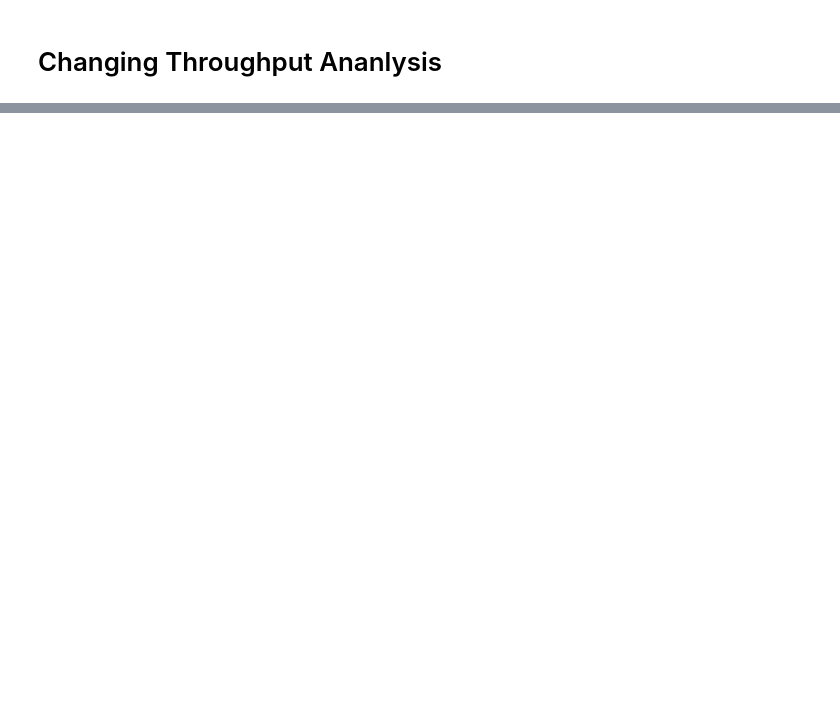
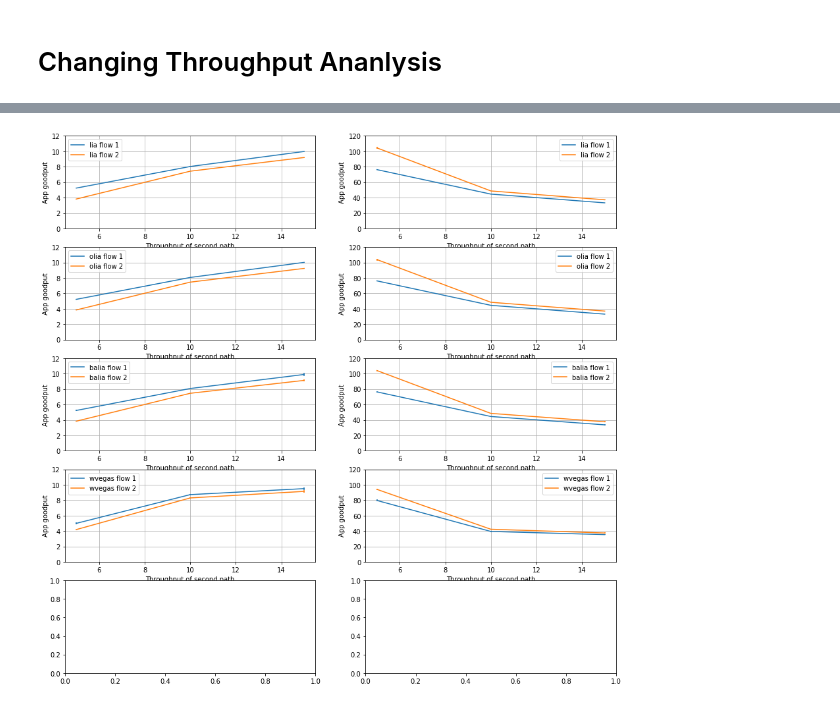
Before and after one commit to phyratokar/MPTCP-Mininet-Benchmark, a Jupyter notebook: MultiAnalyis.ipynb, the cells around one changed output, grey strips where cells are left out. Saved outputs shown, nothing was run; the diff lists cells and outputs as text; code cells hidden in the pictures; blank space fills up the shorter version.

```diff
--- a/MultiAnalyis.ipynb
+++ b/MultiAnalyis.ipynb
@@ -189,0 +350,11 @@ df
+# %%
+tps_a = [5, 10, 15]
+tps_b = [5, 10, 15]
+
+df = pd.DataFrame()
+delay = 10
+topo = 'mp-vs-sp'
+
+df1 = load_experiments(topo, cc_algorithms[:-1], tps_a, tps_b, [delay], [delay])
+df2 = load_experiments(topo, cc_algorithms[:-1], tps_a, tps_b, [delay], [delay], postfix='big')
+df2
@@ -190,11 +379,21 @@ df
 # %%
-x = df[df['tp_a'] == 10]
+x = df1[df1['tp_a'] == 15]
 
-fig, axes = plt.subplots(nrows=2, ncols=2, figsize=(15, 7.5))
+fig, axes = plt.subplots(nrows=5, ncols=2, figsize=(15, 15))
 
-for i, cc in enumerate(cc_algorithms[:2]):
-    for j, flow in enumerate([1, 2]):
-        x[x['cc'] == cc].plot(x='tp_b', y='mean_tp_flow{}'.format(flow), label='flow {}'.format(flow), ax=axes[i,0])
+for i, cc in enumerate(x['cc'].unique()):
+    for flow in [1, 2]:
+        ax = x[x['cc'] == cc].plot(x='tp_b', y='mean_tp_flow{}'.format(flow), yerr='std_tp_flow{}'.format(flow),
+                                  label='{} flow {}'.format(cc, flow), ax=axes[i, 0], grid=True, ylim=(0,12))
+        ax.set_ylabel('App goodput')
+        ax.set_xlabel('Throughput of second path')
 
-# for cc in ['lia', 'olia', 'balia', 'wvegas'][:1]:
-#     x[cc].plot(x='tp_b', y='mean_tp_flow1', legend=True, label=cc, ylim=(0, 20), grid=True, title='Throughput by cc')
+
+for i, cc in enumerate(x['cc'].unique()):
+    for flow in [1, 2]:
+        ax = x[x['cc'] == cc].plot(x='tp_b', y='mean_de_flow{}'.format(flow), yerr='std_de_flow{}'.format(flow),
+                              label='{} flow {}'.format(cc, flow), ax=axes[i, 1], grid=True, ylim=(0,120))
+        ax.set_ylabel('App goodput')
+        ax.set_xlabel('Throughput of second path')
+# %% [output]
+[figure, added]
```
Also changed, not shown: parts of 11 cells of this notebook, 7 other files.
